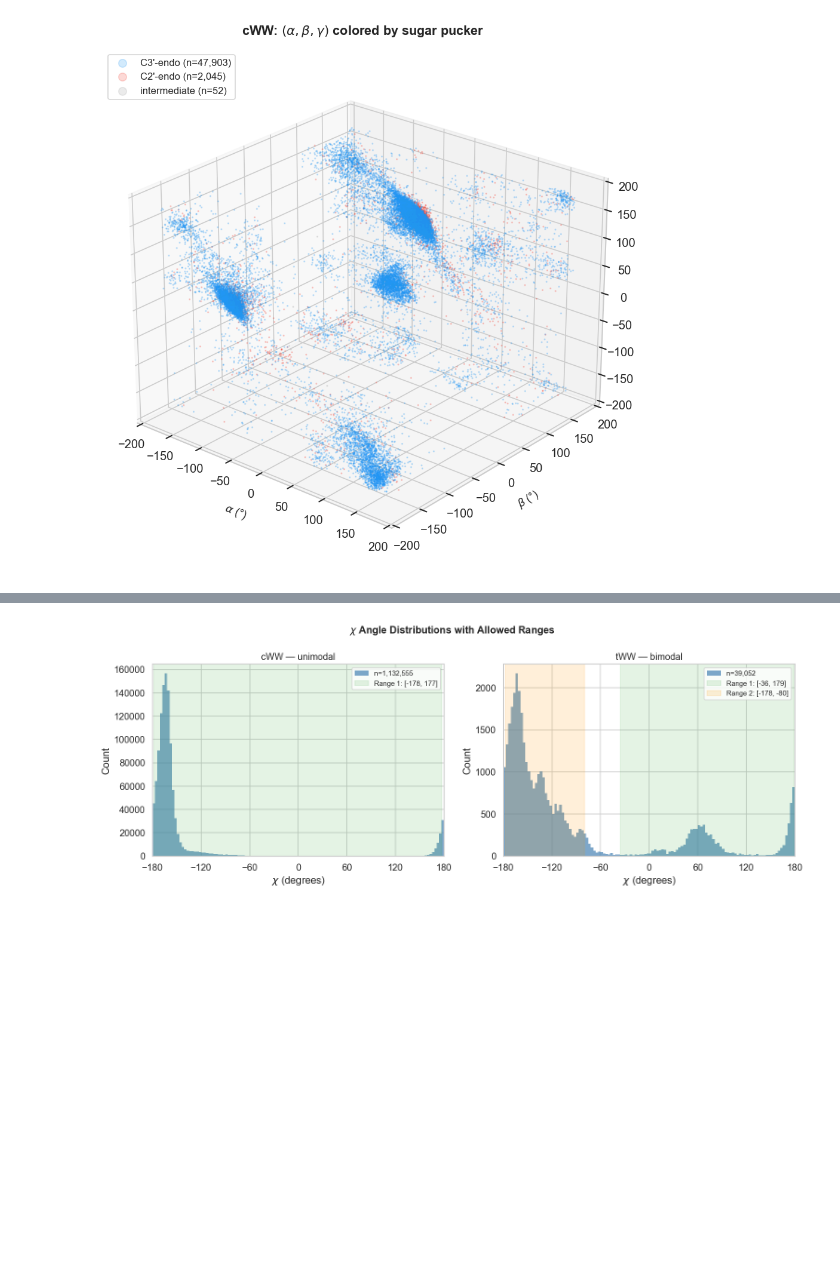
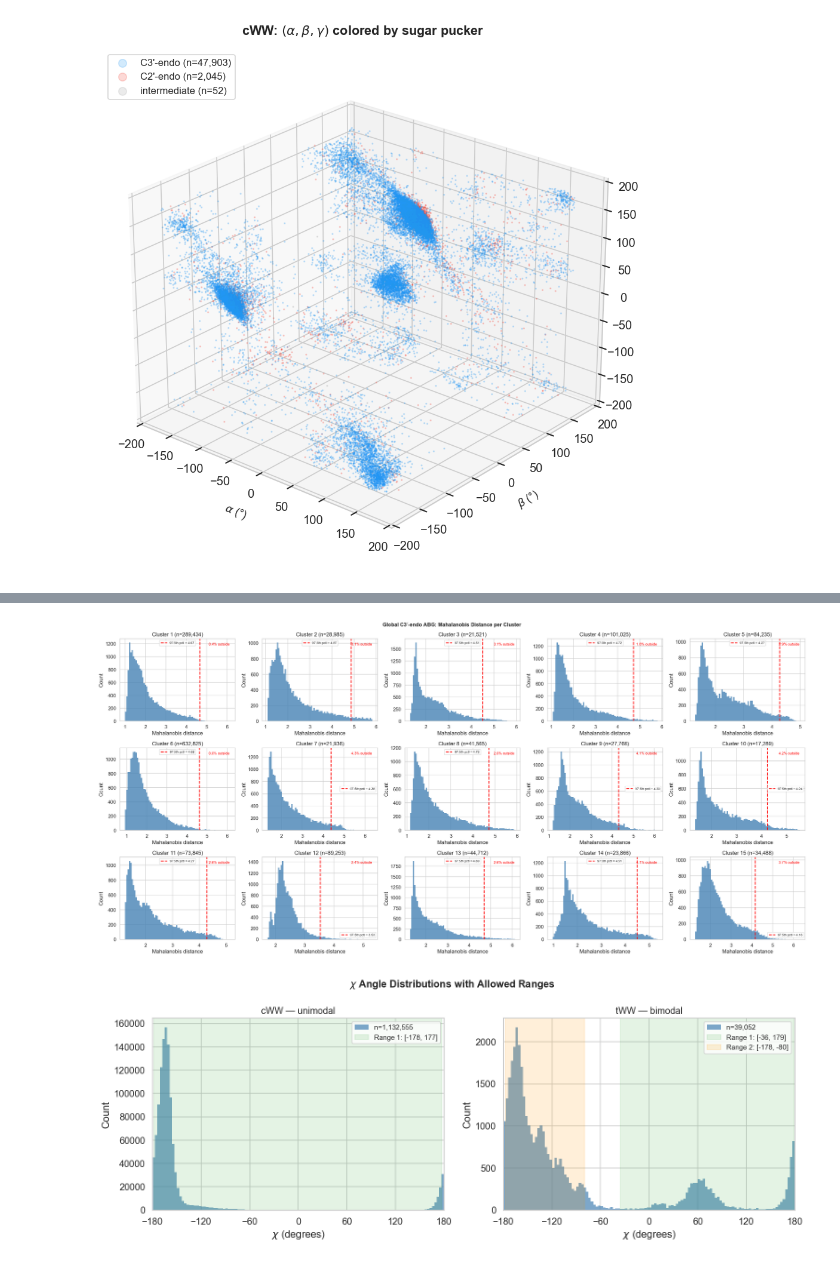
Before and after one commit to KamshinenD/RNA-bp-quality-validation-python, a Jupyter notebook: notebooks/backbone_clusters_visualization.ipynb, the cells around one changed output, grey strips where cells are left out. Saved outputs shown, nothing was run; the diff lists cells and outputs as text; code cells hidden in the pictures; blank space fills up the shorter version.

```diff
--- a/notebooks/backbone_clusters_visualization.ipynb
+++ b/notebooks/backbone_clusters_visualization.ipynb
@@ -285,7 +415,6 @@ else:
 
 cluster_cmap = plt.cm.tab20 if n_k_dez > 10 else plt.cm.tab10
 
-# --- Main 3D scatter ---
 fig = plt.figure(figsize=(11, 9))
 ax3d = fig.add_subplot(111, projection="3d")
 
@@ -306,27 +435,6 @@ ax3d.legend(handles=handles_dez, fontsize=9, loc="upper left",
 ax3d.view_init(elev=25, azim=-50)
 plt.tight_layout()
 plt.show()
-
-# --- Two complementary 2D projections ---
-fig, axes = plt.subplots(1, 2, figsize=(13, 5.5))
-fig.suptitle(r"Global: Pooled GMM Cluster 2D Projections $(\delta,\epsilon,\zeta)$",
-             fontsize=13, fontweight="bold")
-
-proj_pairs = [(0, 2, r"$\delta$", r"$\zeta$"),
-              (0, 1, r"$\delta$", r"$\epsilon$")]
-
-for ax, (xi, yi, xl, yl) in zip(axes, proj_pairs):
-    for k in range(n_k_dez):
-        mask = labels_plot_dez == k
-        ax.scatter(ang_plot_dez[mask, xi], ang_plot_dez[mask, yi], s=1, alpha=0.2,
-                   color=cluster_cmap(k), rasterized=True)
-    ax.set_xlabel(f"{xl} (°)", fontsize=11)
-    ax.set_ylabel(f"{yl} (°)", fontsize=11)
-
-fig.legend(handles=handles_dez, loc="lower center", ncol=min(n_k_dez, 8), fontsize=9,
-           bbox_to_anchor=(0.5, -0.02))
-plt.tight_layout(rect=[0, 0.04, 1, 1])
-plt.show()
 # %%
 # Cell 7: Mahalanobis distance distributions
 # For global abg_c3_endo: histogram of Mahalanobis distances per cluster
@@ -350,34 +458,36 @@ for k in range(n_k):
         cov_inv = np.linalg.inv(cov_k)
     except np.linalg.LinAlgError:
         cov_inv = np.linalg.pinv(cov_k)
 
     # Subsample for speed if cluster is large
     if len(pts) > 20000:
         rng_mah = np.random.RandomState(42)
         sub_idx = rng_mah.choice(len(pts), 20000, replace=False)
         pts_sub = pts[sub_idx]
     else:
         pts_sub = pts
-    dists = np.array([mahalanobis(p, mean_k, cov_inv) for p in pts_sub])
+    dists = _vectorized_mahalanobis(pts_sub, mean_k, cov_inv)
     thr = thresholds_abg[k]
     frac_outside = np.mean(dists > thr) * 100
 
     ax.hist(dists, bins=80, color="steelblue", alpha=0.8, edgecolor="none")
     ax.axvline(thr, color="red", linestyle="--", linewidth=2,
                label=f"97.5th pctl = {thr:.2f}")
     ax.set_title(f"Cluster {k+1} (n={mask.sum():,})")
     ax.set_xlabel("Mahalanobis distance")
     ax.set_ylabel("Count")
     ax.legend(fontsize=8)
     ax.annotate(f"{frac_outside:.1f}% outside", xy=(0.95, 0.92),
                 xycoords="axes fraction", ha="right", fontsize=9, color="red")
 
 # Hide unused subplots
 for k in range(n_k, n_rows * n_cols):
     axes[k // n_cols, k % n_cols].set_visible(False)
 
 plt.tight_layout()
 plt.show()
+# %% [output]
+[figure, added]
 # %%
 # Cell 8: Chi angle analysis
 # For cWW (unimodal) and tWW (bimodal): chi histograms with shaded allowed ranges
```
Also changed, not shown: parts of 7 cells of this notebook, 1 other file.
